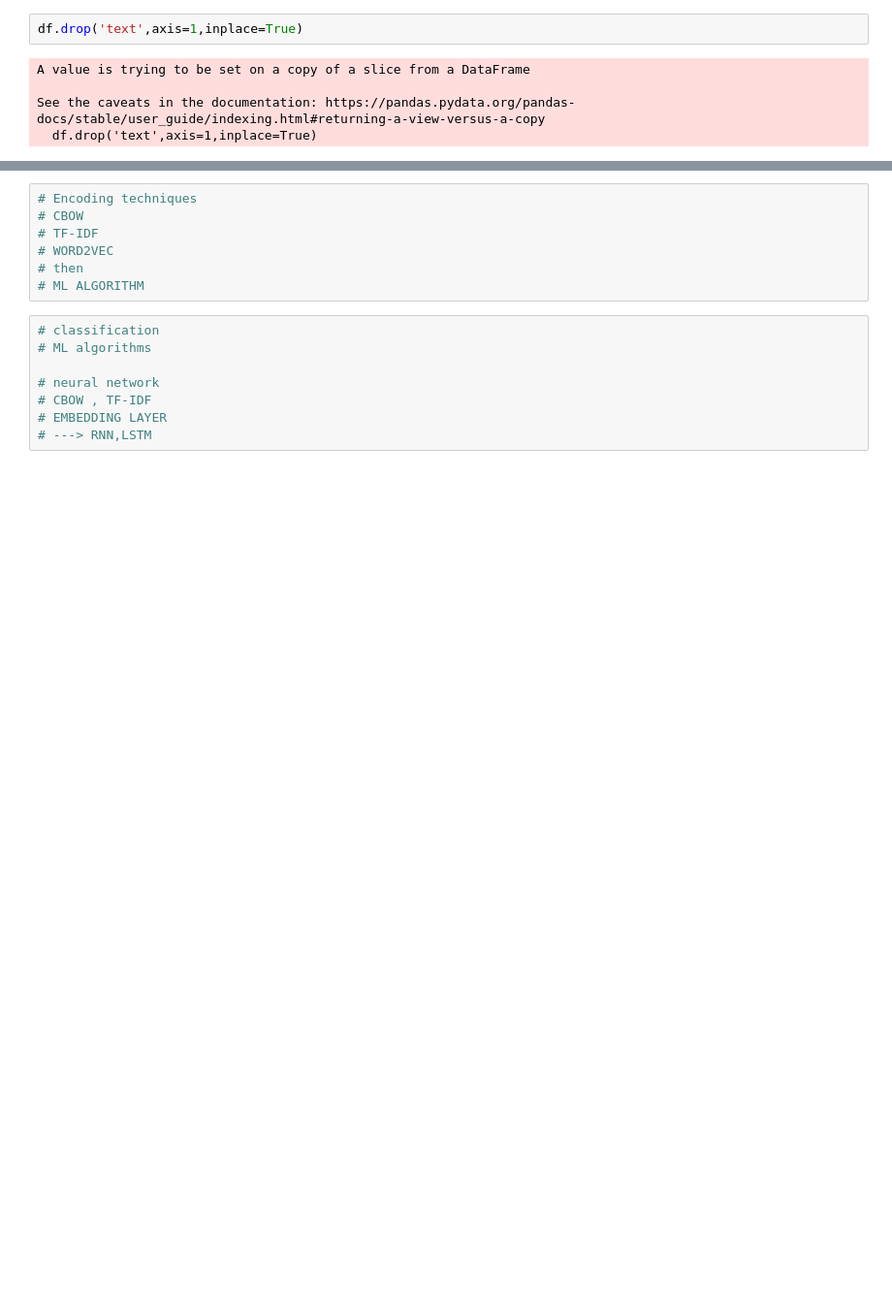
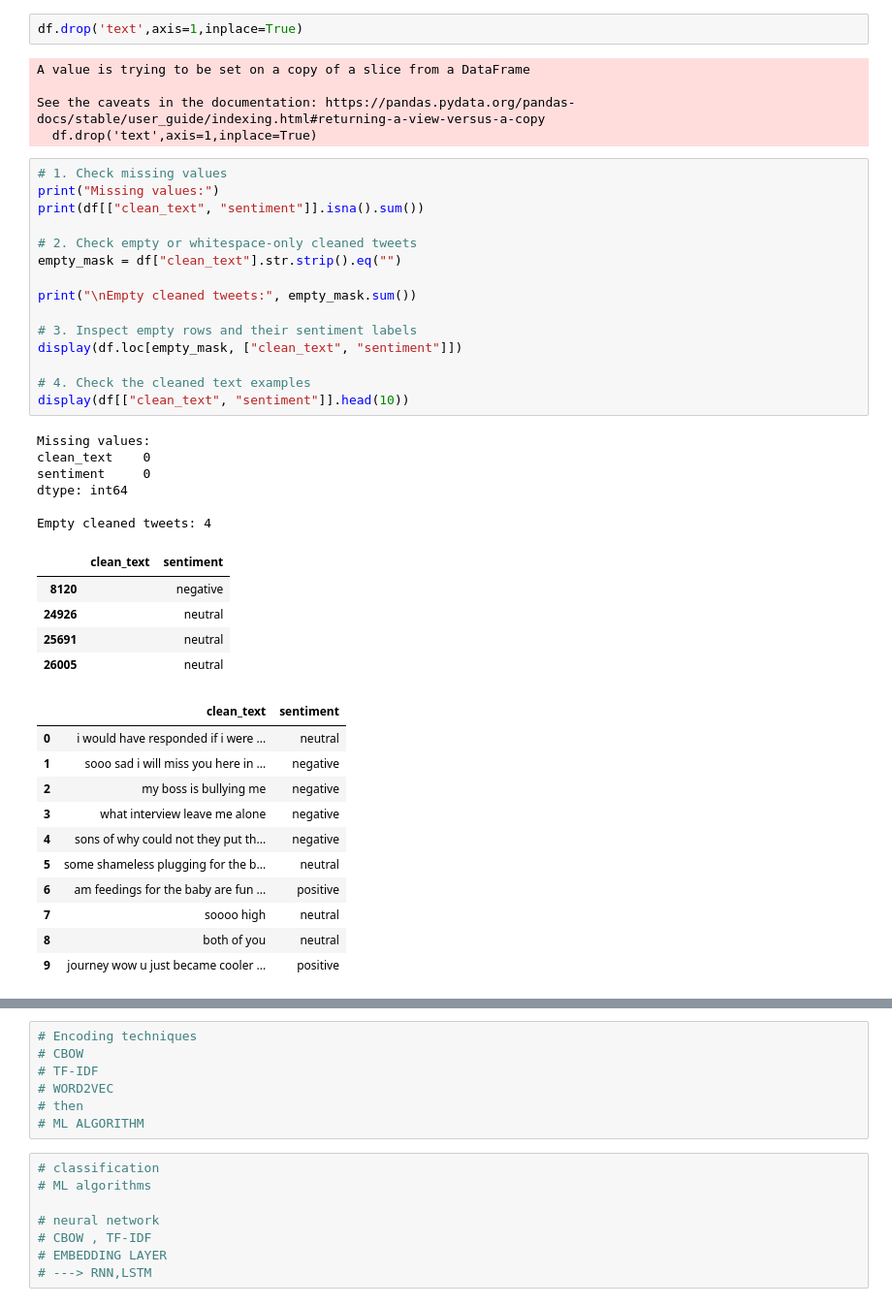
Before and after one commit to hassan07ansari/tweet-sentiment-analysis, a Jupyter notebook: Analysis.ipynb, the cells around one changed output, grey strips where cells are left out. Shown at 97% size. Cells and saved outputs as stored; diff of their text form; blank space fills up the shorter version.

```diff
--- a/Analysis.ipynb
+++ b/Analysis.ipynb
@@ -186,3 +186,41 @@ A value is trying to be set on a copy of a slice from a DataFrame
 
 See the caveats in the documentation: https://pandas.pydata.org/pandas-docs/stable/user_guide/indexing.html#returning-a-view-versus-a-copy
   df.drop('text',axis=1,inplace=True)
+# %%
+# 1. Check missing values
+print("Missing values:")
+print(df[["clean_text", "sentiment"]].isna().sum())
+
+# 2. Check empty or whitespace-only cleaned tweets
+empty_mask = df["clean_text"].str.strip().eq("")
+
+print("\nEmpty cleaned tweets:", empty_mask.sum())
+
+# 3. Inspect empty rows and their sentiment labels
+display(df.loc[empty_mask, ["clean_text", "sentiment"]])
+
+# 4. Check the cleaned text examples
+display(df[["clean_text", "sentiment"]].head(10))
+# %% [output]
+Missing values:
+clean_text    0
+sentiment     0
+dtype: int64
+
+Empty cleaned tweets: 4
+|  | clean_text | sentiment |
+| 8120 |  | negative |
+| 24926 |  | neutral |
+| 25691 |  | neutral |
+| 26005 |  | neutral |
+|  | clean_text | sentiment |
+| 0 | i would have responded if i were ... | neutral |
+| 1 | sooo sad i will miss you here in ... | negative |
+| 2 | my boss is bullying me | negative |
+| 3 | what interview leave me alone | negative |
+| 4 | sons of why could not they put th... | negative |
+| 5 | some shameless plugging for the b... | neutral |
+| 6 | am feedings for the baby are fun ... | positive |
+| 7 | soooo high | neutral |
+| 8 | both of you | neutral |
+| 9 | journey wow u just became cooler ... | positive |
```
Also changed, not shown: parts of 42 cells of this notebook.
